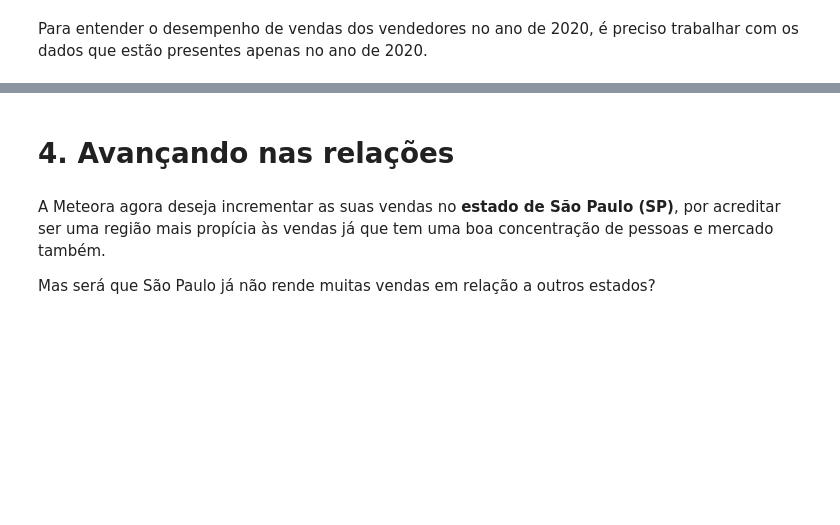
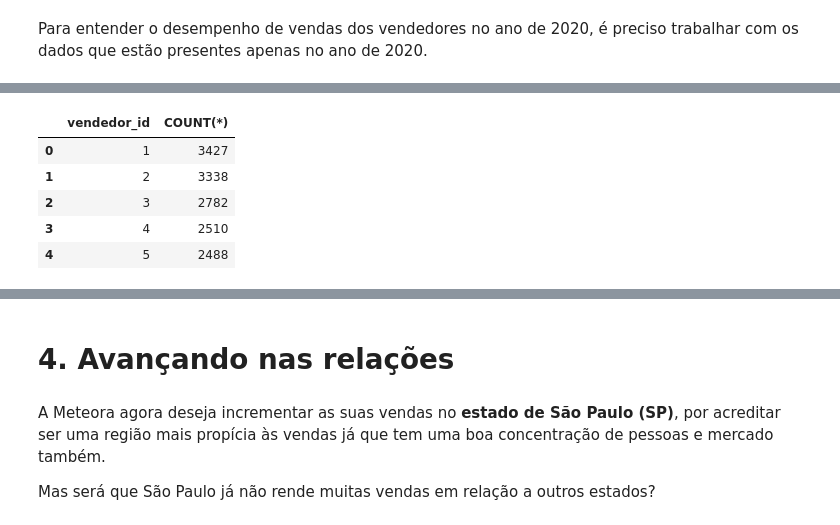
Before and after one commit to Cr0l3y/PythonSQL_loja, a Jupyter notebook: Notebook_Meteora.ipynb, the cells around one changed output, grey strips where cells are left out. Drawn from its saved outputs; the diff is of its cells as text; code cells hidden in the pictures; blank space fills up the shorter version.

```diff
--- a/Notebook_Meteora.ipynb
+++ b/Notebook_Meteora.ipynb
@@ -202,0 +237,14 @@ Para entender o desempenho de vendas dos vendedores no ano de 2020, é preciso t
+# %%
+#Agrupar por vendedor
+query = '''SELECT VENDEDOR_ID, COUNT(*) FROM PEDIDOS
+WHERE strftime('%Y',data_compra) = '2020'
+GROUP BY VENDEDOR_ID
+'''
+sql_df(query)
+# %% [output]
+|  | vendedor_id | COUNT(*) |
+| 0 | 1 | 3427 |
+| 1 | 2 | 3338 |
+| 2 | 3 | 2782 |
+| 3 | 4 | 2510 |
+| 4 | 5 | 2488 |
```
Also changed, not shown: parts of 7 cells of this notebook.
